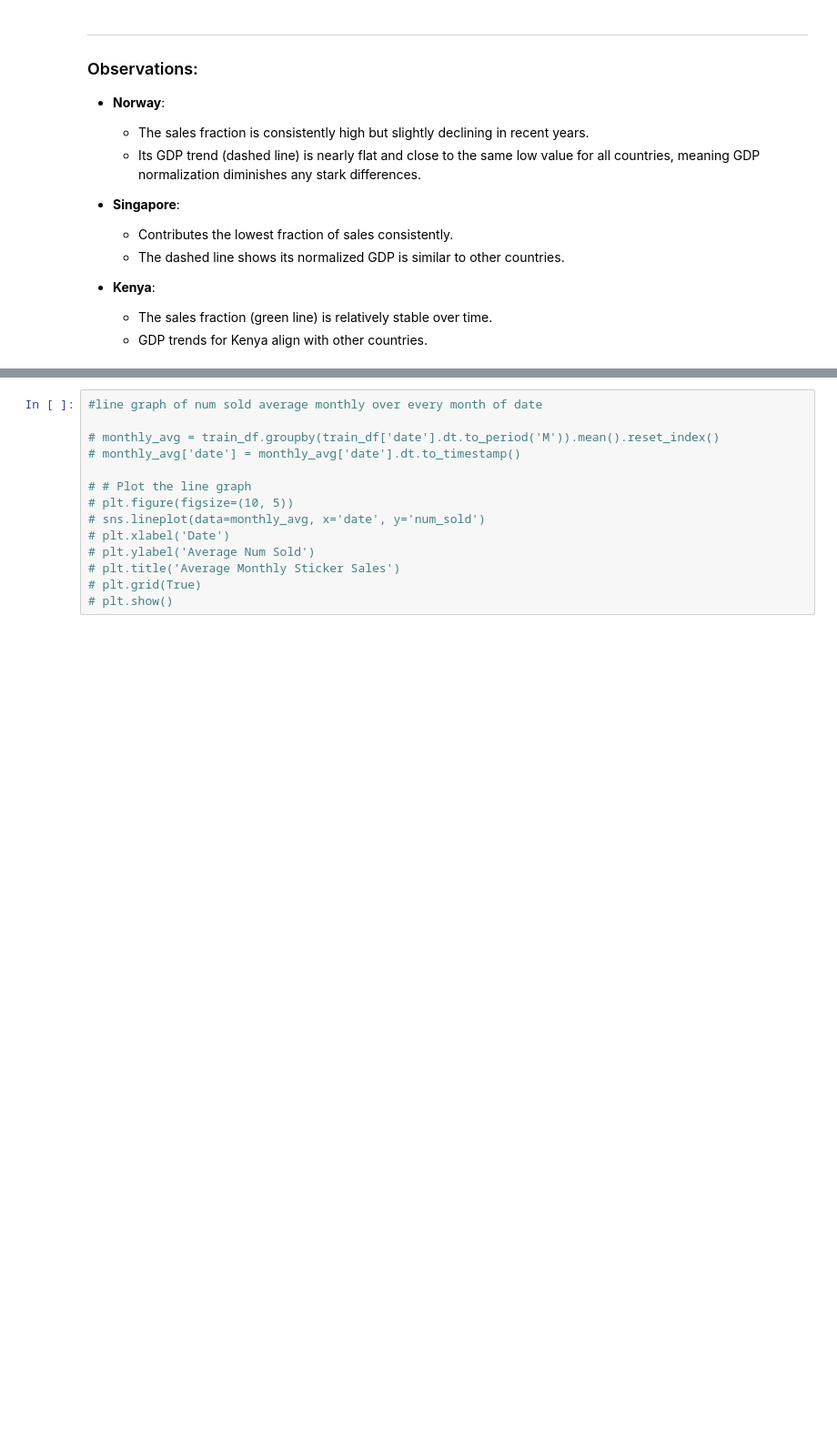
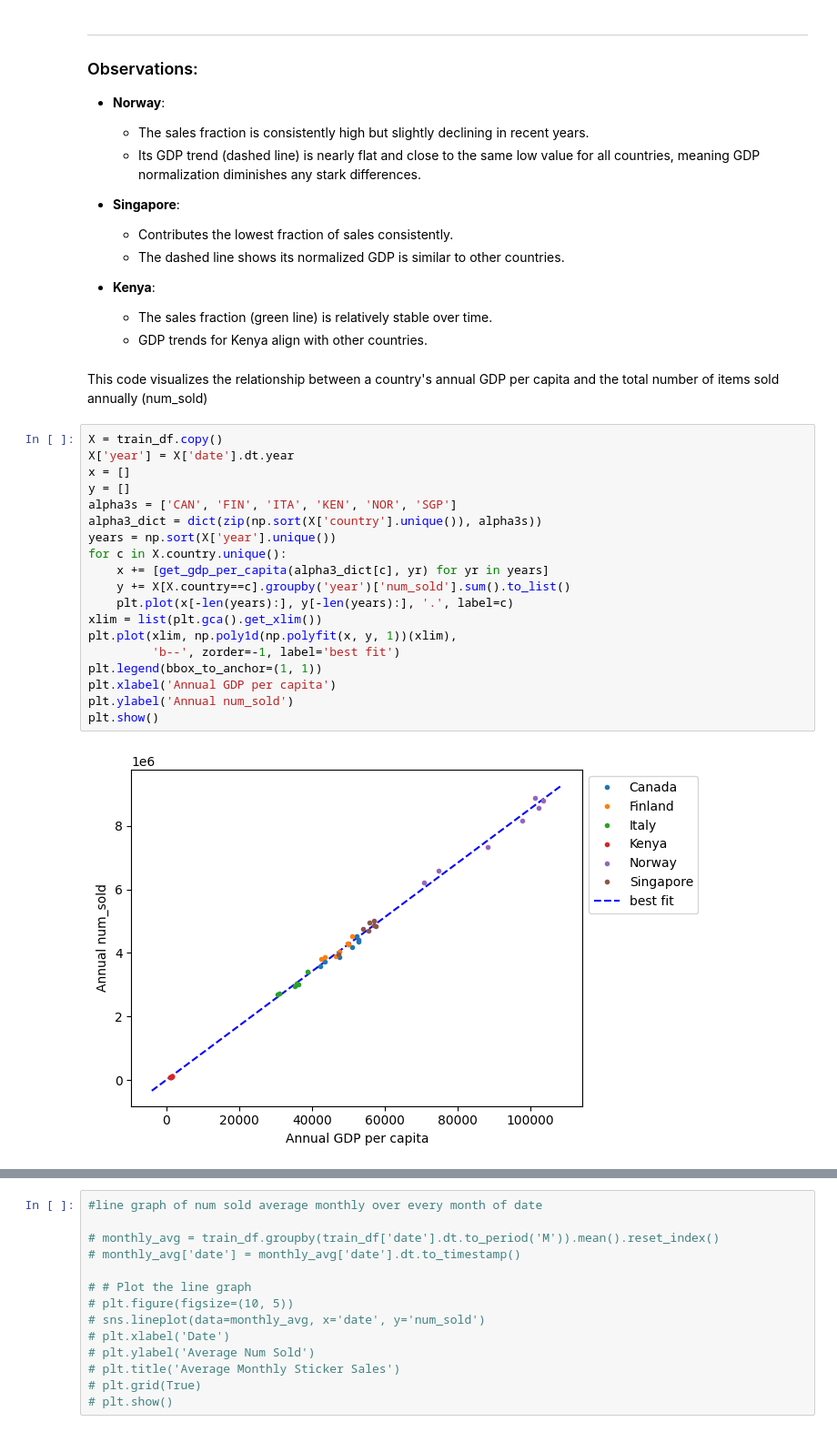
Before and after one commit to spshreya/Data_science_projects, a Jupyter notebook: demand_forecasting.ipynb, the cells around one changed output, grey strips where cells are left out. Shown: that part at 91% size. Cells and saved outputs as stored; diff of their text form; blank space fills up the shorter version.

```diff
--- a/demand_forecasting.ipynb
+++ b/demand_forecasting.ipynb
@@ -554,3 +554,26 @@ This plot compares the fraction of total sales contributed by each country (`num
 - **Kenya**:
   - The sales fraction (green line) is relatively stable over time.
   - GDP trends for Kenya align with other countries.
+# %% [markdown]
+This code visualizes the relationship between a country's annual GDP per capita and the total number of items sold annually (num_sold)
+# %%
+X = train_df.copy()
+X['year'] = X['date'].dt.year
+x = []
+y = []
+alpha3s = ['CAN', 'FIN', 'ITA', 'KEN', 'NOR', 'SGP']
+alpha3_dict = dict(zip(np.sort(X['country'].unique()), alpha3s))
+years = np.sort(X['year'].unique())
+for c in X.country.unique():
+    x += [get_gdp_per_capita(alpha3_dict[c], yr) for yr in years]
+    y += X[X.country==c].groupby('year')['num_sold'].sum().to_list()
+    plt.plot(x[-len(years):], y[-len(years):], '.', label=c)
+xlim = list(plt.gca().get_xlim())
+plt.plot(xlim, np.poly1d(np.polyfit(x, y, 1))(xlim),
+         'b--', zorder=-1, label='best fit')
+plt.legend(bbox_to_anchor=(1, 1))
+plt.xlabel('Annual GDP per capita')
+plt.ylabel('Annual num_sold')
+plt.show()
+# %% [output]
+[figure, added]
```
Also changed, not shown: parts of 1 cell of this notebook.
